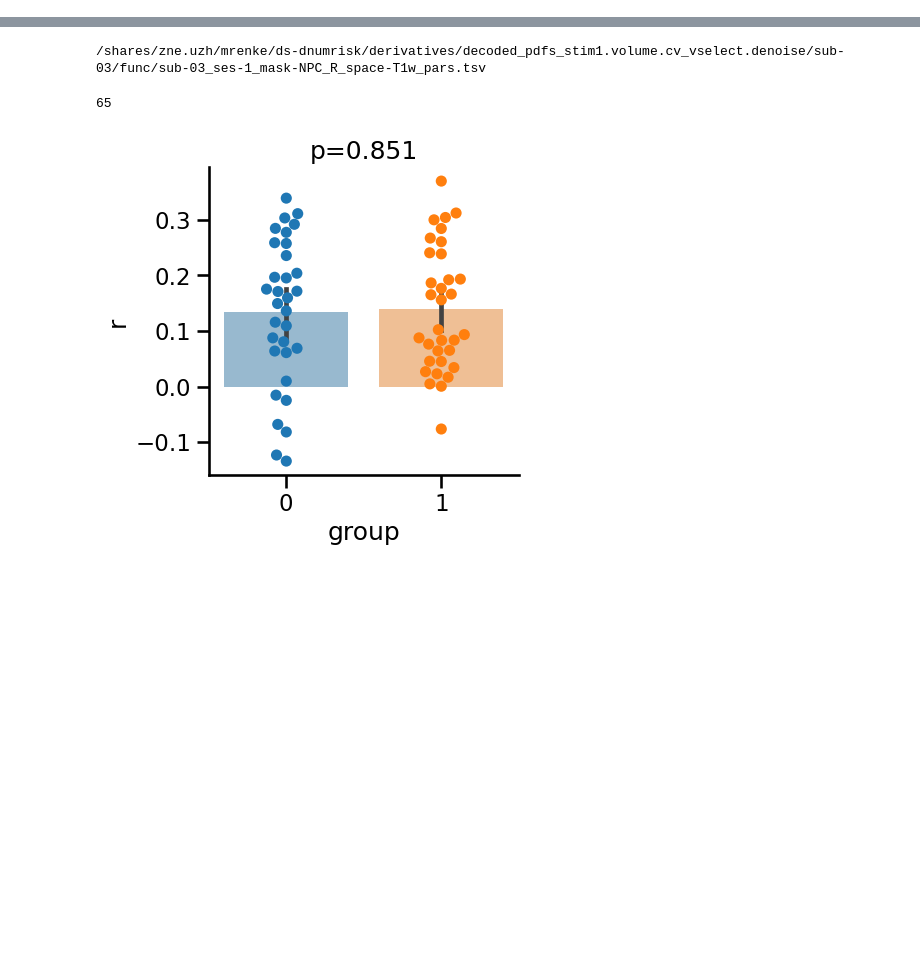
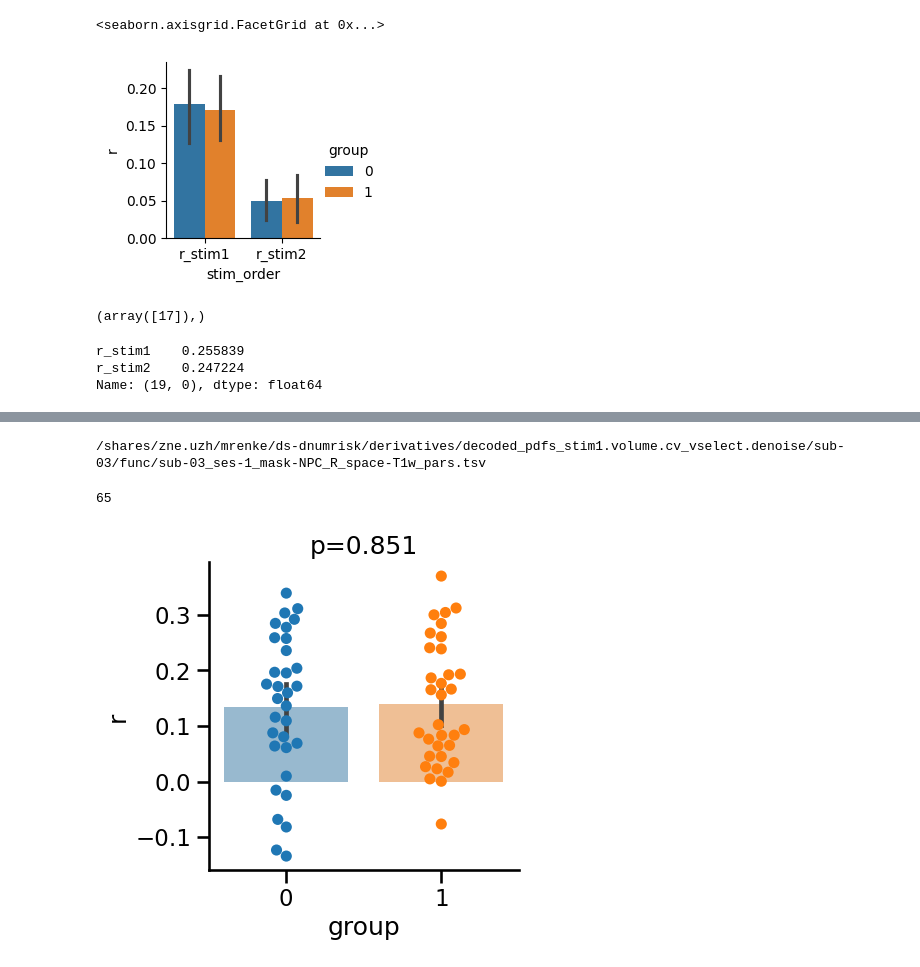
Before and after one commit to mrenke/numrisk, a Jupyter notebook: numrisk/neural_general/decode-stim2_nPRF_cluster.ipynb, the cells around one changed output, grey strips where cells are left out. Cells and saved outputs as stored; diff of their text form; code cells hidden in the pictures; blank space fills up the shorter version.

```diff
--- a/numrisk/neural_general/decode-stim2_nPRF_cluster.ipynb
+++ b/numrisk/neural_general/decode-stim2_nPRF_cluster.ipynb
@@ -56,0 +77,17 @@ r_stim2 = r.groupby(['subject','group'])['r'].mean()
+# %%
+Rs_ = pd.DataFrame(Rs.stack(),columns=['r']).rename_axis(['subject', 'group', 'stim_order'])
+
+sns.catplot(x='stim_order', y='r', data=Rs_.reset_index(), hue='group',height=2.5,kind='bar') #
+# %% [output]
+<seaborn.axisgrid.FacetGrid at 0x...>
+[figure, added]
+# %%
+np.where(Rs['r_stim2'] == Rs['r_stim2'].max())
+# %% [output]
+(array([17]),)
+# %%
+Rs.iloc[17]
+# %% [output]
+r_stim1    0.255839
+r_stim2    0.247224
+Name: (19, 0), dtype: float64
```
Also changed, not shown: parts of 12 cells of this notebook, 2 other files.
